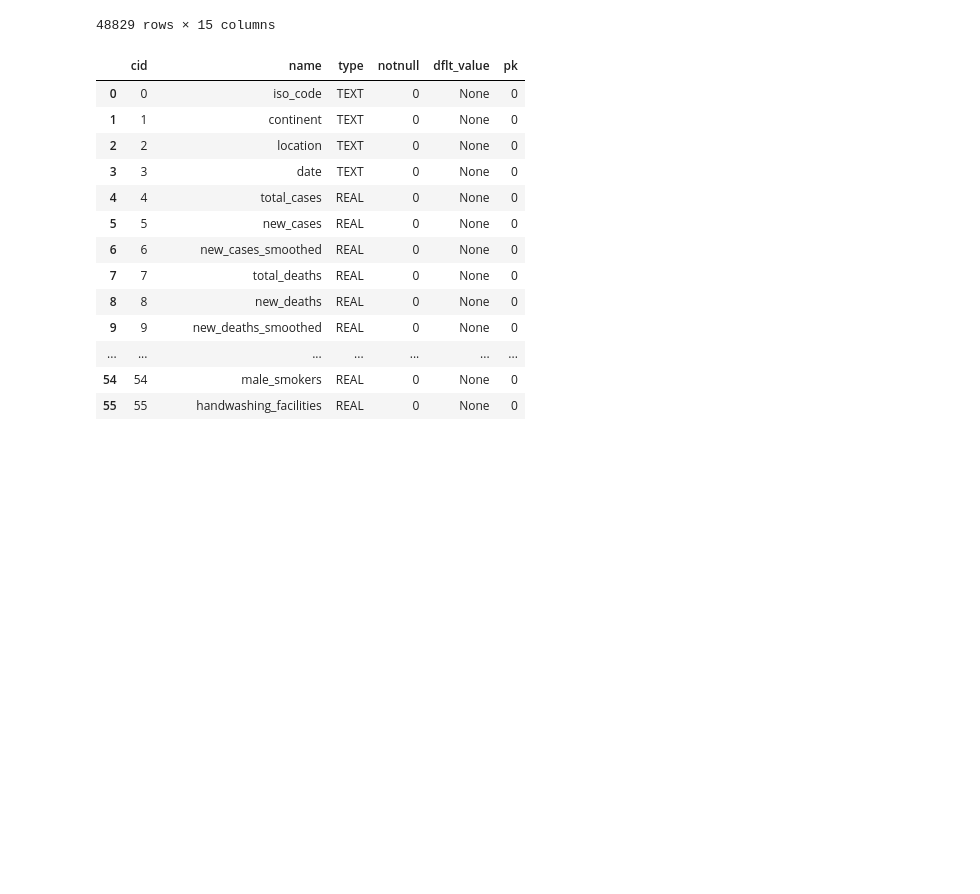
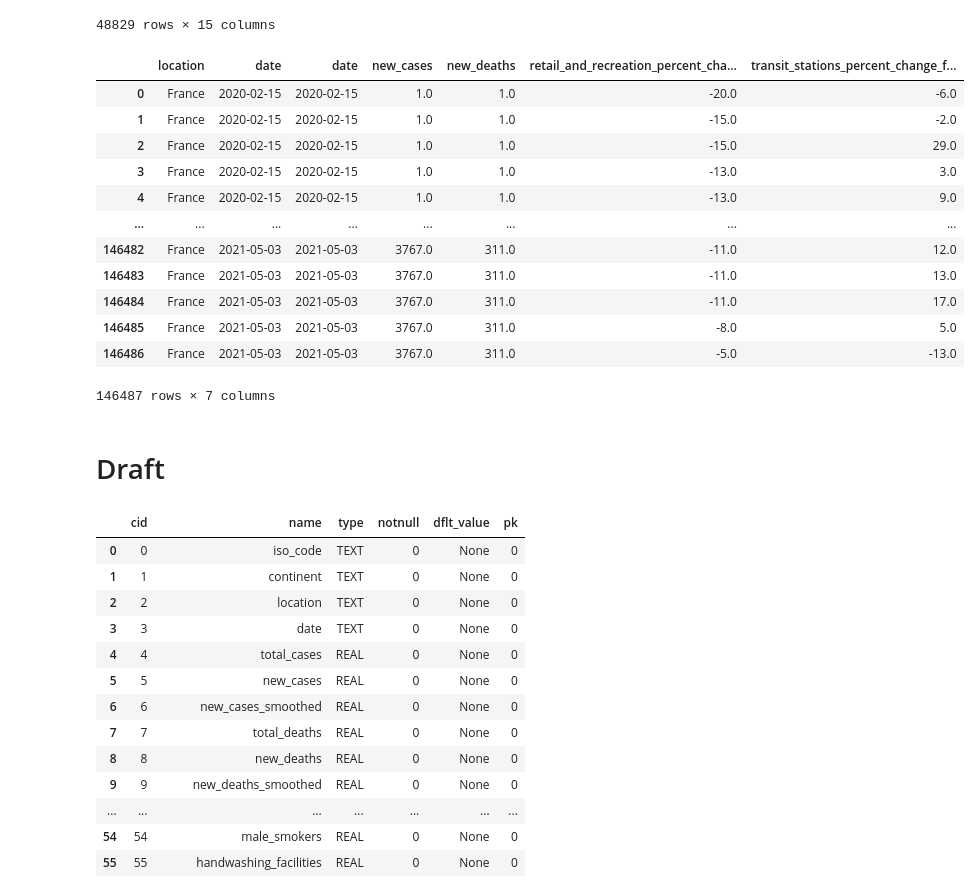
Before and after one commit to PierreBeylard/sql_covid_breif, a Jupyter notebook: Covid sqlite.ipynb, the cells around one changed output. Cells and saved outputs as stored; diff of their text form; code cells hidden in the pictures; blank space fills up the shorter version.

```diff
--- a/Covid sqlite.ipynb
+++ b/Covid sqlite.ipynb
@@ -299,8 +292,24 @@ mobility
 | 48828 | FR | France | Provence-Alpes-Côte d'Azur | Vaucluse | None | FR-84 | ... |
 48829 rows × 15 columns
 # %%
-mobility_death = pd.read_sql_query("""select m.date, c.new_cases,c.new_deaths, total_m.retail_and_recreation_percent_change_from_baseline
+# join on on date for france
+mobility_death = pd.read_sql_query("""select c.location, m.date,c.date, c.new_cases,c.new_deaths,
+m.retail_and_recreation_percent_change_from_baseline, m.transit_stations_percent_change_from_baseline
 from mobiltydatabase as m
-inner join on CovidDataBase as c
+inner join CovidDataBase as c
 on c.date= m.date where c.location = 'France'""",con)
-mobility
+mobility_death
+# %% [output]
+|  | location | date | date | new_cases | new_deaths | retail_and_recreation_percent_cha... | transit_stations_percent_change_f... |
+| 0 | France | 2020-02-15 | 2020-02-15 | 1.0 | 1.0 | -20.0 | -6.0 |
+| 1 | France | 2020-02-15 | 2020-02-15 | 1.0 | 1.0 | -15.0 | -2.0 |
+| 2 | France | 2020-02-15 | 2020-02-15 | 1.0 | 1.0 | -15.0 | 29.0 |
+| 3 | France | 2020-02-15 | 2020-02-15 | 1.0 | 1.0 | -13.0 | 3.0 |
+| 4 | France | 2020-02-15 | 2020-02-15 | 1.0 | 1.0 | -13.0 | 9.0 |
+| ... | ... | ... | ... | ... | ... | ... | ... |
+| 146482 | France | 2021-05-03 | 2021-05-03 | 3767.0 | 311.0 | -11.0 | 12.0 |
+| 146483 | France | 2021-05-03 | 2021-05-03 | 3767.0 | 311.0 | -11.0 | 13.0 |
+| 146484 | France | 2021-05-03 | 2021-05-03 | 3767.0 | 311.0 | -11.0 | 17.0 |
+| 146485 | France | 2021-05-03 | 2021-05-03 | 3767.0 | 311.0 | -8.0 | 5.0 |
+| 146486 | France | 2021-05-03 | 2021-05-03 | 3767.0 | 311.0 | -5.0 | -13.0 |
+146487 rows × 7 columns
@@ -311,3 +316,5 @@ INNER JOIN B on B.f = A.f;
+# %% [markdown]
+# Draft
 # %%
 database_structure=pd.read_sql_query("pragma table_info('CovidDataBase')",con);
 database_structure
```
Also changed, not shown: parts of 4 cells of this notebook.
